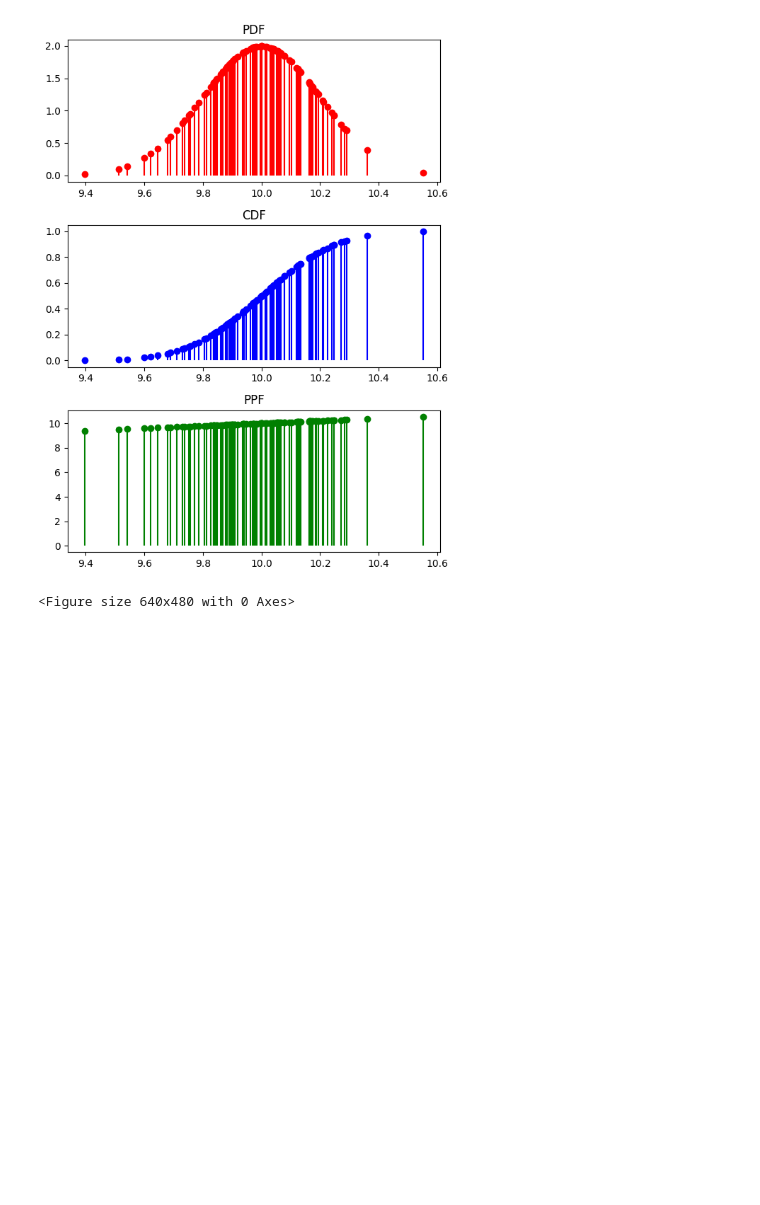
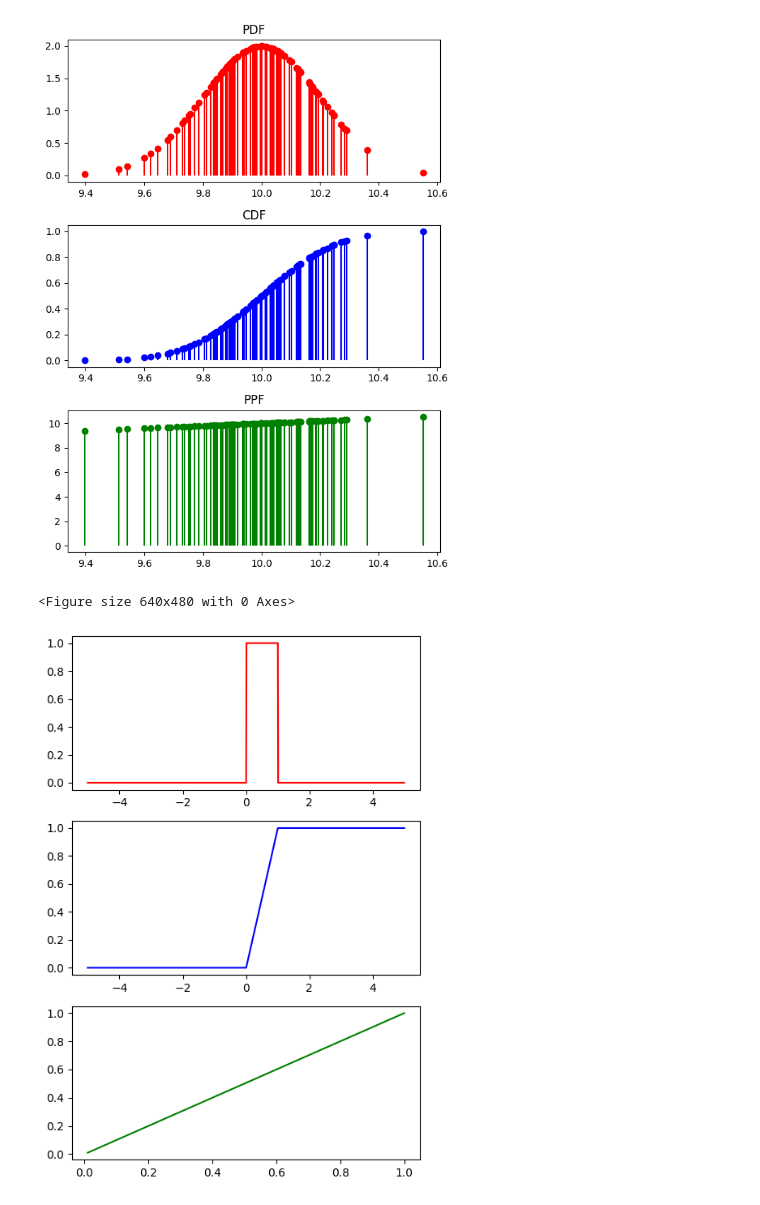
Before and after one commit to 4GeeksAcademy/Jack-Porter-s-probability-distribution-exercises-project-with-python, a Jupyter notebook: notebook/problems.ipynb, the cells around one changed output. Drawn from its saved outputs; the diff is of its cells as text; code cells hidden in the pictures; blank space fills up the shorter version.

```diff
--- a/notebook/problems.ipynb
+++ b/notebook/problems.ipynb
@@ -148,3 +146,46 @@ Value with cumulative probability 0.9 in normal dist (10, 0.2): 10.2563103131089
   9.85101947]
 [figure]
 <Figure size 640x480 with 0 Axes>
+# %%
+# Formulas for uniform distributon
+
+from scipy.stats import uniform
+import matplotlib.pyplot as plt
+import numpy as np
+
+def buniform(x, low = 0, high = 1):
+    result = uniform.pdf(x, loc = low, scale = high)
+    return result
+
+def quniform(q, low = 0, high = 1):
+    result = uniform.cdf(q, loc = low, scale = high)
+    return result
+
+def runiform(n, low = 0, high = 1):
+    result = uniform.rvs(loc=low, scale=high, size=n)
+    return result
+
+def luniform(p, low = 0, high =1):
+    result = uniform.ppf(p,loc=low, scale=high)
+    return result
+
+np.random.seed(42)
+
+low = 0
+high = 1
+data = np.arange(-5, 5, 0.01)
+
+pmf = buniform(data, low = low, high = high)
+cdf = quniform(data, low = low, high = high)
+ppf = luniform(data, low = low, high = high)
+
+fig, axis = plt.subplots(3, 1, figsize = (5, 7))
+
+axis[0].plot(data, pmf, "r-")
+axis[1].plot(data, cdf, "b-")
+axis[2].plot(data, ppf, "g-")
+
+# Adjust the layout
+plt.tight_layout()
+# %% [output]
+[figure, added]
```
Also changed, not shown: parts of 1 cell of this notebook.
